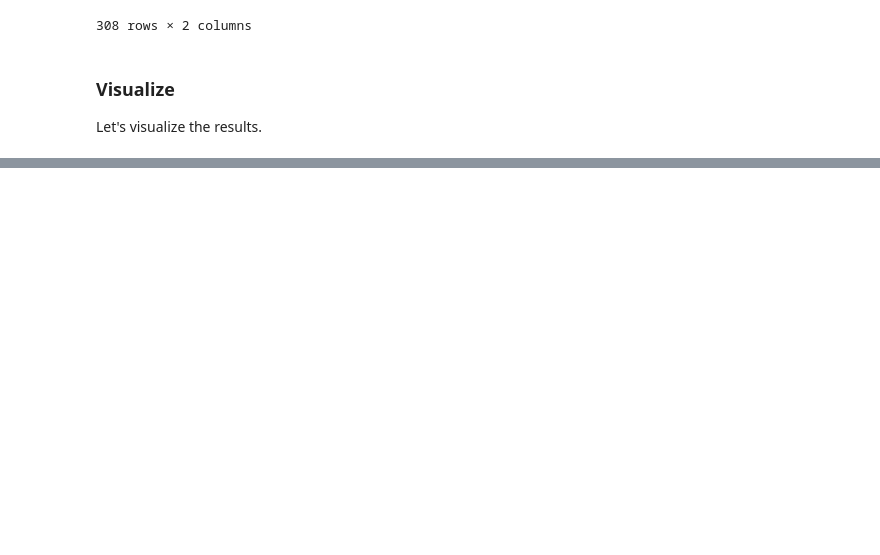
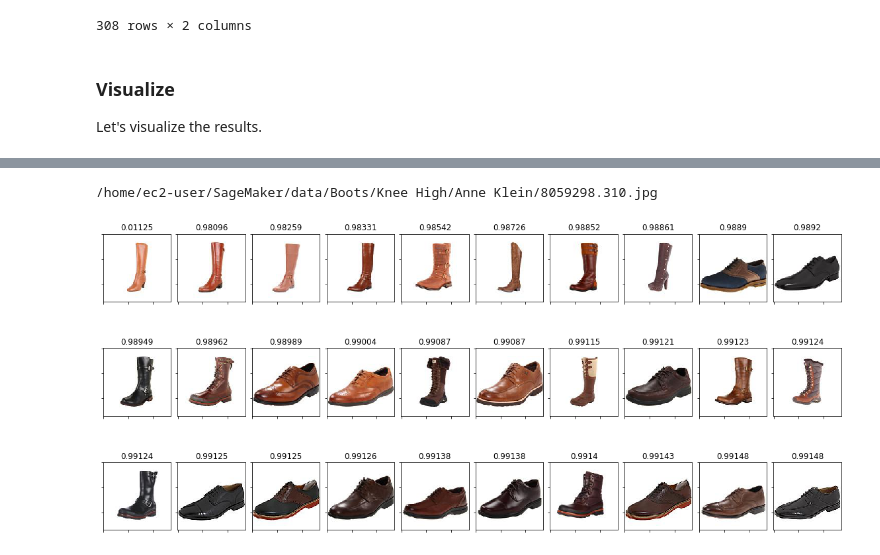
Before and after one commit to dylan-tong-aws/pytorch-image-similarity, a Jupyter notebook: notebooks/reinvent_pytorch_siamese_network.ipynb, the cells around one changed output, grey strips where cells are left out. Cells and saved outputs as stored; diff of their text form; code cells hidden in the pictures; blank space fills up the shorter version.

```diff
--- a/notebooks/reinvent_pytorch_siamese_network.ipynb
+++ b/notebooks/reinvent_pytorch_siamese_network.ipynb
@@ -590,0 +640,17 @@ my_tuner.delete_endpoint()
+# %%
+TUNED_MODEL_DATA = "s3://"+SAGEMAKER_BUCKET+"/"+tuner.best_training_job()+"/output/model.tar.gz"
+RT_TUNED_ENDPOINT_NAME = 'HPO-rt-zappos50k'
+
+tuned_model = PyTorchModel(model_data=TUNED_MODEL_DATA,
+                            role=role,
+                            framework_version='0.4.0',
+                            entry_point='inference.py',
+                            source_dir=SOURCE_DIR)
+
+tuned_predictor = tuned_model.deploy(instance_type='ml.c5.xlarge',
+                                   initial_instance_count=1,
+                                   endpoint_name=RT_TUNED_ENDPOINT_NAME)
+
+tuned_predictor = RealTimePredictor(endpoint=RT_TUNED_ENDPOINT_NAME,
+                                 serializer=npy_serializer,
+                                 deserializer= json_deserializer)
@@ -590,0 +694,18 @@ my_tuner.delete_endpoint()
+# %%
+import numpy as np
+import pandas as pd
+
+img1 = getImageTensor(IMG1_LOC, TRANSFORMATIONS)
+df = pd.read_csv(ZAPPOS50K_SAMPLE_INDEX, header=None, usecols=[0], names=['img'])
+
+for (i,r) in df.iterrows() :
+
+    img2 = getImageTensor(LOCAL_DATA_DIR+'/'+r['img'], TRANSFORMATIONS)
+    imgPair= np.vstack((img1,img2))
+    res= tuned_predictor.predict(imgPair)
+    df.at[i,'sim'] = float(res['similarity'])
+
+df= df.sort_values(['sim'], ascending=True)
+
+pd.set_option("display.max_rows",10)
+display(df)
@@ -590,0 +732,5 @@ my_tuner.delete_endpoint()
+# %%
+display_similiar_products({"n": IMG1_LOC, "sim": df})
+# %% [output]
+/home/ec2-user/SageMaker/data/Boots/Knee High/Anne Klein/8059298.310.jpg
+[figure, added]
```
Also changed, not shown: parts of 28 cells of this notebook.
